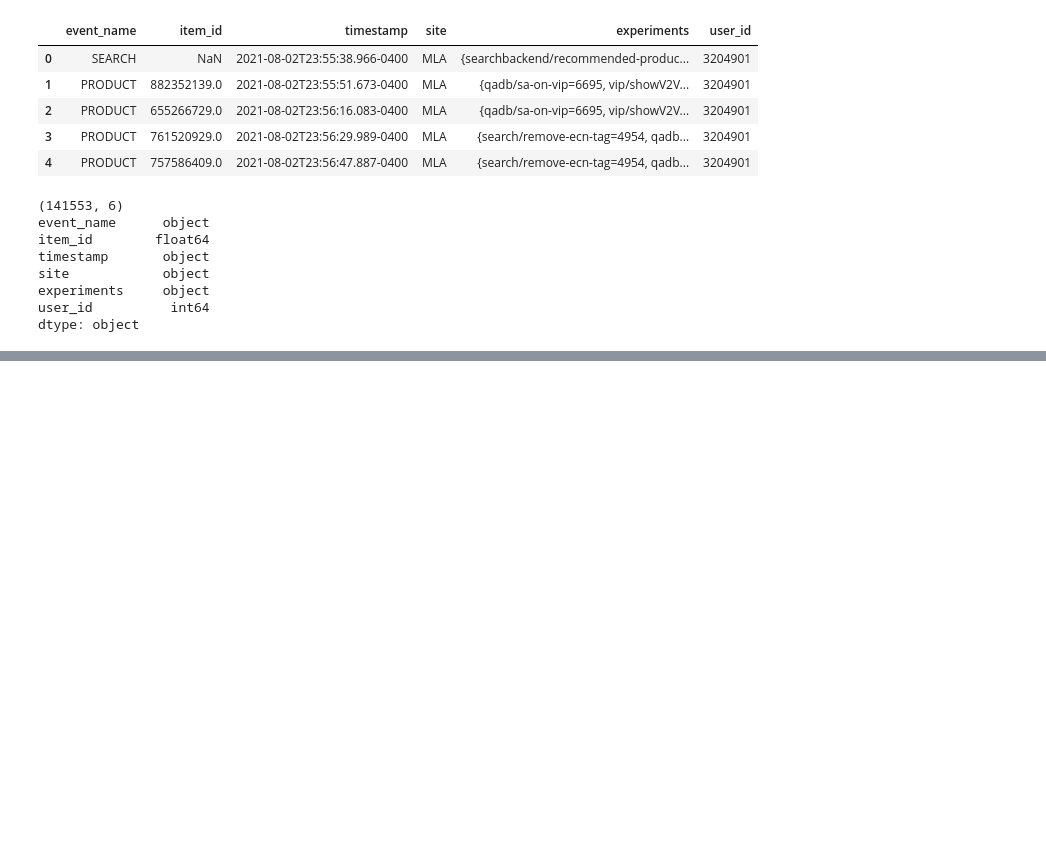
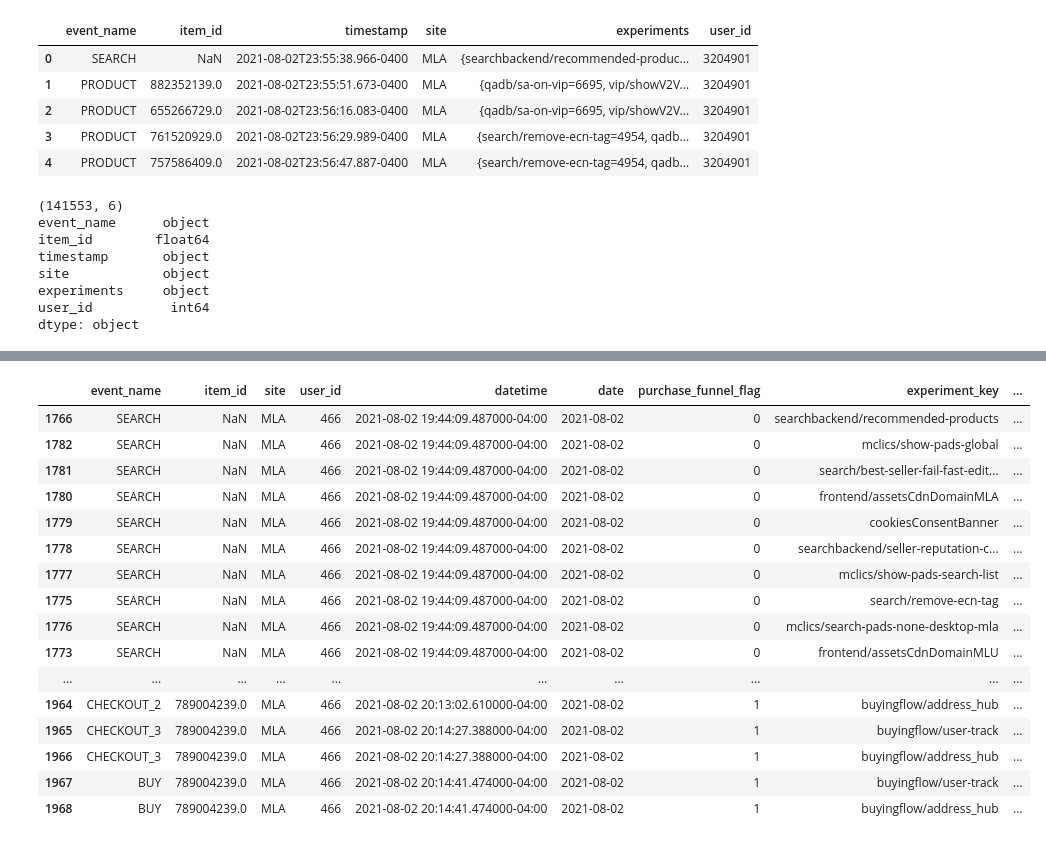
Before and after one commit to jmpaiba123/AB_Testing_Meli, a Jupyter notebook: jupyter_notebooks/AB_testing_meli.ipynb, the cells around one changed output, grey strips where cells are left out. Cells and saved outputs as stored; diff of their text form; code cells hidden in the pictures; blank space fills up the shorter version.

```diff
--- a/jupyter_notebooks/AB_testing_meli.ipynb
+++ b/jupyter_notebooks/AB_testing_meli.ipynb
@@ -87,0 +310,36 @@ data
+# %%
+# Apply the explode_dict function to each row in the DataFrame
+df_exploded = df_sorted.apply(utilities.explode_dict, axis=1).reset_index(drop=True)
+df_exploded = pd.concat(df_exploded.to_list(), ignore_index=True)
+
+# Drop the 'experiments_dict' column as it is no longer needed
+df_exploded.drop(columns=['experiments_dict'], inplace=True)
+
+# Drop the 'prev_event' column
+df_exploded.drop(columns=['timestamp','experiments'], inplace=True)
+
+# Split the experiment_key into path and experiment
+df_exploded[['path', 'experiment']] = df_exploded['experiment_key'].str.split('/', expand=True)
+
+# Rename the experiment_value column to variant
+df_exploded.rename(columns={'experiment_value': 'variant'}, inplace=True)
+# %%
+df_exploded[df_exploded.user_id == 466].sort_values(by='datetime')
+# %% [output]
+|  | event_name | item_id | site | user_id | datetime | date | purchase_funnel_flag | experiment_key | ... |
+| 1766 | SEARCH | NaN | MLA | 466 | 2021-08-02 19:44:09.487000-04:00 | 2021-08-02 | 0 | searchbackend/recommended-products | ... |
+| 1782 | SEARCH | NaN | MLA | 466 | 2021-08-02 19:44:09.487000-04:00 | 2021-08-02 | 0 | mclics/show-pads-global | ... |
+| 1781 | SEARCH | NaN | MLA | 466 | 2021-08-02 19:44:09.487000-04:00 | 2021-08-02 | 0 | search/best-seller-fail-fast-edit... | ... |
+| 1780 | SEARCH | NaN | MLA | 466 | 2021-08-02 19:44:09.487000-04:00 | 2021-08-02 | 0 | frontend/assetsCdnDomainMLA | ... |
+| 1779 | SEARCH | NaN | MLA | 466 | 2021-08-02 19:44:09.487000-04:00 | 2021-08-02 | 0 | cookiesConsentBanner | ... |
+| 1778 | SEARCH | NaN | MLA | 466 | 2021-08-02 19:44:09.487000-04:00 | 2021-08-02 | 0 | searchbackend/seller-reputation-c... | ... |
+| 1777 | SEARCH | NaN | MLA | 466 | 2021-08-02 19:44:09.487000-04:00 | 2021-08-02 | 0 | mclics/show-pads-search-list | ... |
+| 1775 | SEARCH | NaN | MLA | 466 | 2021-08-02 19:44:09.487000-04:00 | 2021-08-02 | 0 | search/remove-ecn-tag | ... |
+| 1776 | SEARCH | NaN | MLA | 466 | 2021-08-02 19:44:09.487000-04:00 | 2021-08-02 | 0 | mclics/search-pads-none-desktop-mla | ... |
+| 1773 | SEARCH | NaN | MLA | 466 | 2021-08-02 19:44:09.487000-04:00 | 2021-08-02 | 0 | frontend/assetsCdnDomainMLU | ... |
+| ... | ... | ... | ... | ... | ... | ... | ... | ... | ... |
+| 1964 | CHECKOUT_2 | 789004239.0 | MLA | 466 | 2021-08-02 20:13:02.610000-04:00 | 2021-08-02 | 1 | buyingflow/address_hub | ... |
+| 1965 | CHECKOUT_3 | 789004239.0 | MLA | 466 | 2021-08-02 20:14:27.388000-04:00 | 2021-08-02 | 1 | buyingflow/user-track | ... |
+| 1966 | CHECKOUT_3 | 789004239.0 | MLA | 466 | 2021-08-02 20:14:27.388000-04:00 | 2021-08-02 | 1 | buyingflow/address_hub | ... |
+| 1967 | BUY | 789004239.0 | MLA | 466 | 2021-08-02 20:14:41.474000-04:00 | 2021-08-02 | 1 | buyingflow/user-track | ... |
+| 1968 | BUY | 789004239.0 | MLA | 466 | 2021-08-02 20:14:41.474000-04:00 | 2021-08-02 | 1 | buyingflow/address_hub | ... |
```
Also changed, not shown: parts of 22 cells of this notebook, 1 other file.
